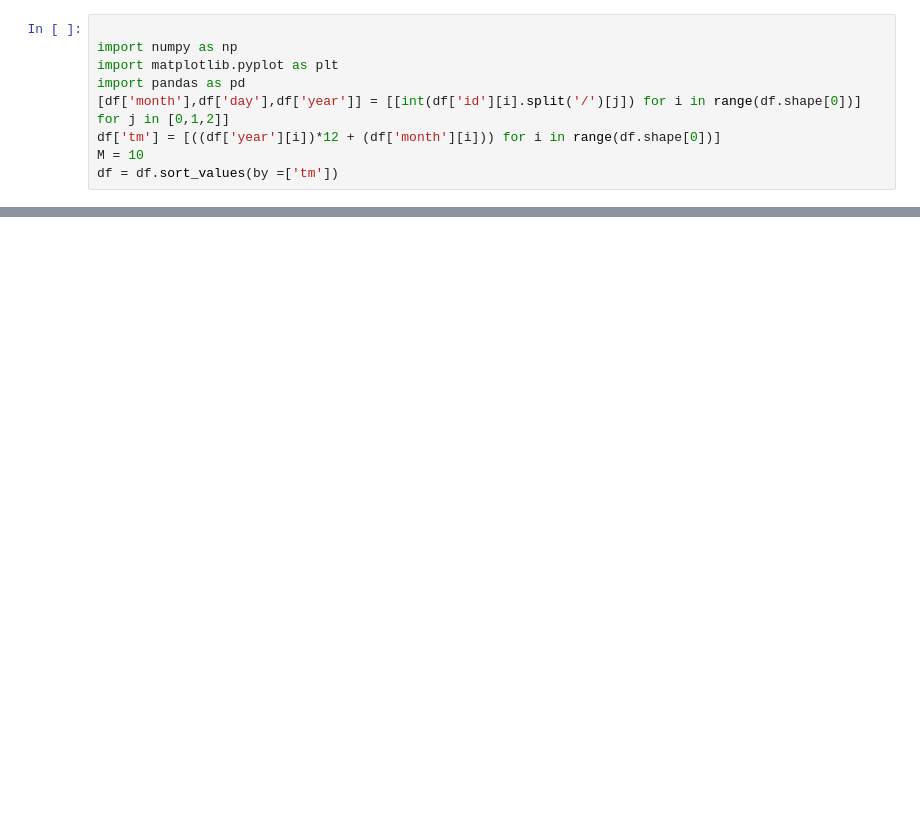
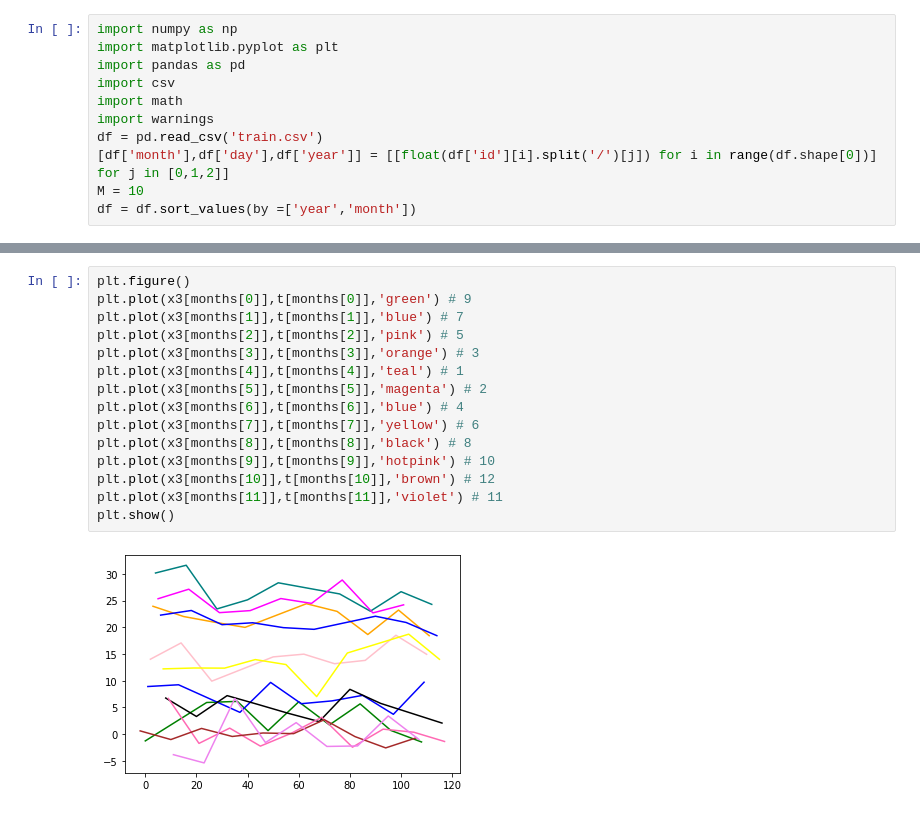
Before and after one commit to webster-781/ELL409_Programs_ML, a Jupyter notebook: A1/P2.ipynb, the cells around one changed output, grey strips where cells are left out. Cells and saved outputs as stored; diff of their text form; blank space fills up the shorter version.

```diff
--- a/A1/P2.ipynb
+++ b/A1/P2.ipynb
@@ -1,9 +1,11 @@
 # %%
-
 import numpy as np
 import matplotlib.pyplot as plt
 import pandas as pd
-[df['month'],df['day'],df['year']] = [[int(df['id'][i].split('/')[j]) for i in range(df.shape[0])] for j in [0,1,2]]
-df['tm'] = [((df['year'][i])*12 + (df['month'][i])) for i in range(df.shape[0])]
+import csv
+import math
+import warnings
+df = pd.read_csv('train.csv')
+[df['month'],df['day'],df['year']] = [[float(df['id'][i].split('/')[j]) for i in range(df.shape[0])] for j in [0,1,2]]
 M = 10
-df = df.sort_values(by =['tm'])
+df = df.sort_values(by =['year','month'])
@@ -23,0 +184,17 @@ NameError: name 'df' is not defined
+# %%
+plt.figure()
+plt.plot(x3[months[0]],t[months[0]],'green') # 9
+plt.plot(x3[months[1]],t[months[1]],'blue') # 7
+plt.plot(x3[months[2]],t[months[2]],'pink') # 5
+plt.plot(x3[months[3]],t[months[3]],'orange') # 3
+plt.plot(x3[months[4]],t[months[4]],'teal') # 1
+plt.plot(x3[months[5]],t[months[5]],'magenta') # 2
+plt.plot(x3[months[6]],t[months[6]],'blue') # 4
+plt.plot(x3[months[7]],t[months[7]],'yellow') # 6
+plt.plot(x3[months[8]],t[months[8]],'black') # 8
+plt.plot(x3[months[9]],t[months[9]],'hotpink') # 10
+plt.plot(x3[months[10]],t[months[10]],'brown') # 12
+plt.plot(x3[months[11]],t[months[11]],'violet') # 11
+plt.show()
+# %% [output]
+[figure, added]
```
Also changed, not shown: parts of 11 cells of this notebook, 35 other files.
